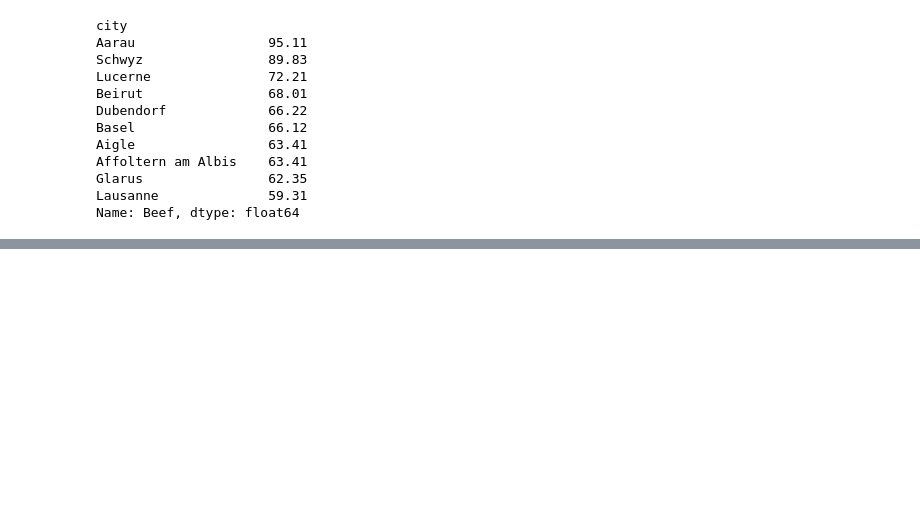
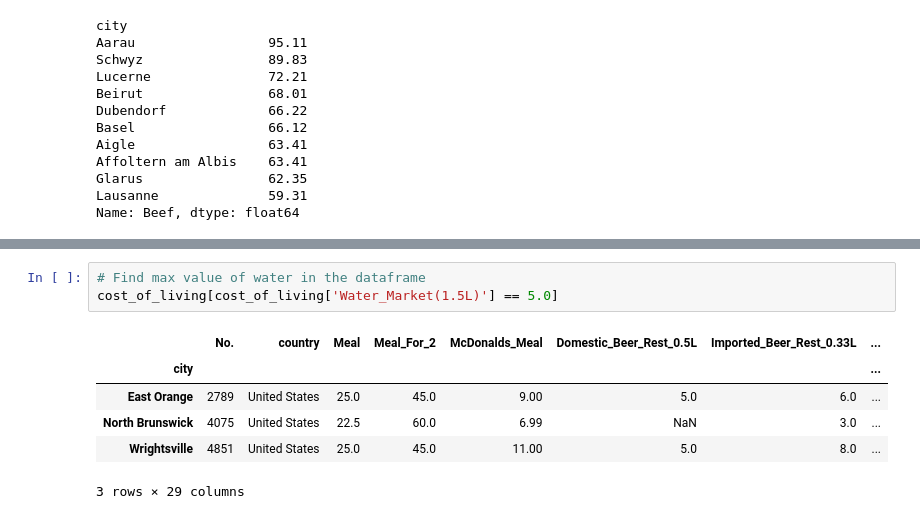
Before and after one commit to Reed-Carter/Global-Cost-of-Living, a Jupyter notebook: phil-project.ipynb, the cells around one changed output, grey strips where cells are left out. Drawn from its saved outputs; the diff is of its cells as text; blank space fills up the shorter version.

Commit message:
find max and min values in water market(1.5L) column.

```diff
--- a/phil-project.ipynb
+++ b/phil-project.ipynb
@@ -691,0 +701,10 @@ Name: Beef, dtype: float64
+# %%
+# Find max value of water in the dataframe
+cost_of_living[cost_of_living['Water_Market(1.5L)'] == 5.0]
+# %% [output]
+|  | No. | country | Meal | Meal_For_2 | McDonalds_Meal | Domestic_Beer_Rest_0.5L | Imported_Beer_Rest_0.33L | ... |
+| city |  |  |  |  |  |  |  | ... |
+| East Orange | 2789 | United States | 25.0 | 45.0 | 9.00 | 5.0 | 6.0 | ... |
+| North Brunswick | 4075 | United States | 22.5 | 60.0 | 6.99 | NaN | 3.0 | ... |
+| Wrightsville | 4851 | United States | 25.0 | 45.0 | 11.00 | 5.0 | 8.0 | ... |
+3 rows × 29 columns
```
Also changed, not shown: parts of 31 cells of this notebook.
